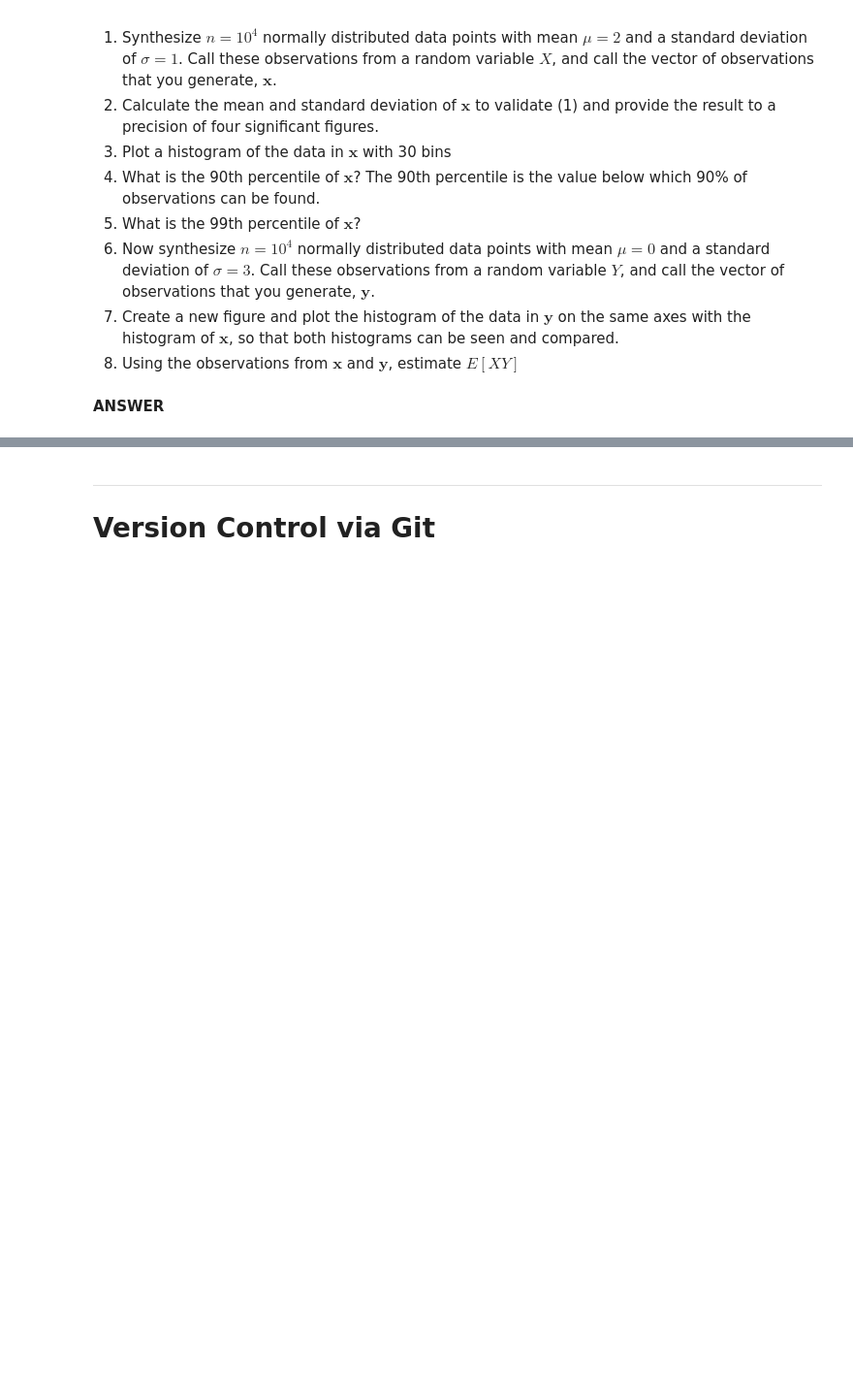
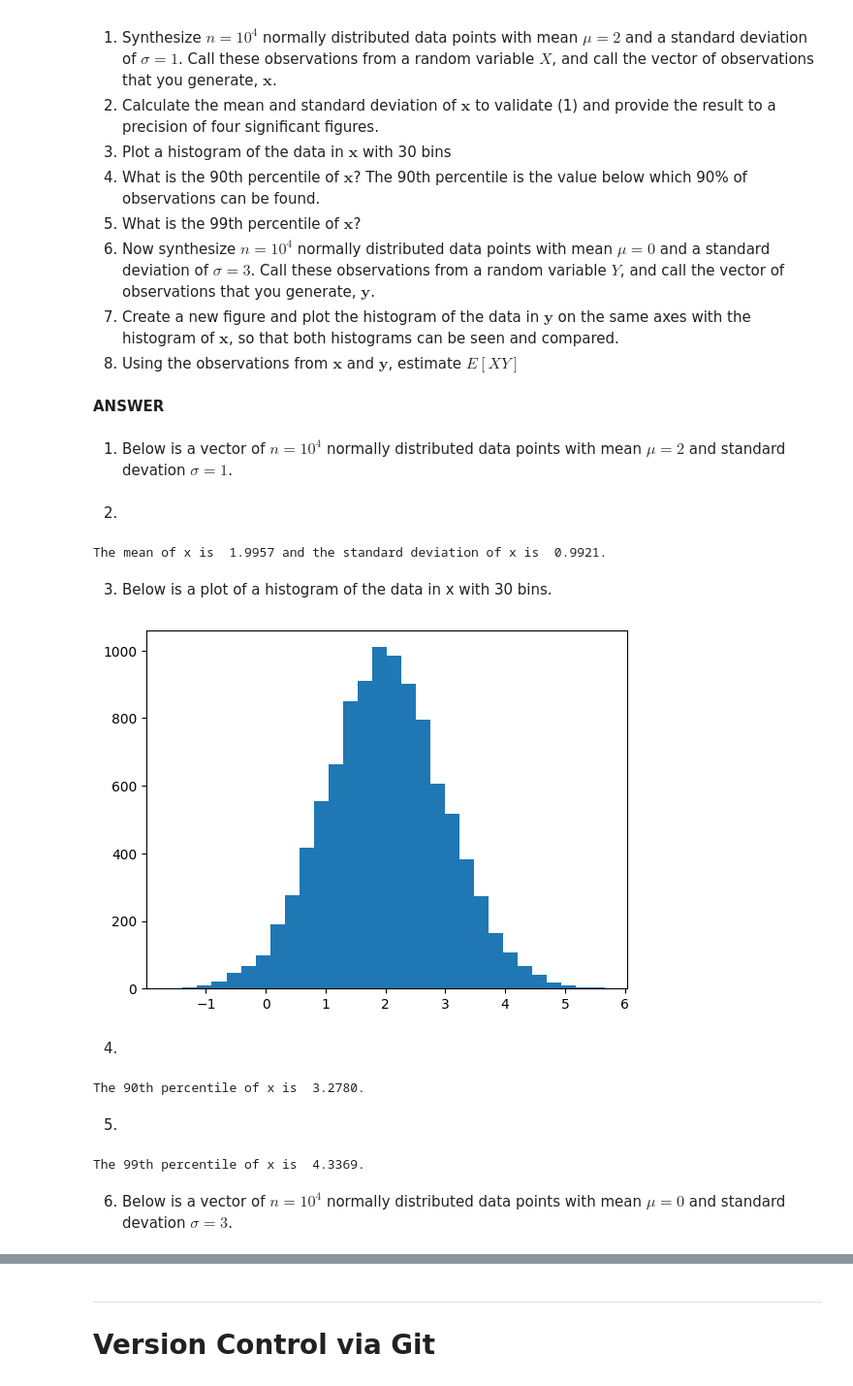
Before and after one commit to nick-carroll1/ids705, a Jupyter notebook: assignments/Assignment_1.ipynb, the cells around one changed output, grey strips where cells are left out. Shown at 97% size. Drawn from its saved outputs; the diff is of its cells as text; code cells hidden in the pictures; blank space fills up the shorter version.

```diff
--- a/assignments/Assignment_1.ipynb
+++ b/assignments/Assignment_1.ipynb
@@ -448,3 +454,38 @@ The vectorized code is  343.17053 times faster than the nonvectorized code
 8. Using the observations from $\textbf{x}$ and $\textbf{y}$, estimate $E[XY]$
 # %% [markdown]
 **ANSWER**
+# %% [markdown]
+1. Below is a vector of $ n = 10^4 $ normally distributed data points with mean $ \mu = 2 $ and standard devation $ \sigma = 1 $.
+# %%
+mu = 2.0
+sigma = 1.0
+x = np.random.default_rng().normal(mu, sigma, 10_000)
+# %% [markdown]
+2.
+# %%
+print(
+    f"The mean of x is {np.mean(x): .4f} and the standard deviation of x is {np.std(x, ddof= 1): .4f}.")
+# %% [output]
+The mean of x is  1.9957 and the standard deviation of x is  0.9921.
+# %% [markdown]
+3. Below is a plot of a histogram of the data in x with 30 bins.
+# %%
+import matplotlib.pyplot as plt
+plt.hist(x, 30)
+plt.show()
+# %% [output]
+[figure, added]
+# %% [markdown]
+4.
+# %%
+print(f"The 90th percentile of x is {np.percentile(x, 90): .4f}.")
+# %% [output]
+The 90th percentile of x is  3.2780.
+# %% [markdown]
+5.
+# %%
+print(f"The 99th percentile of x is {np.percentile(x, 99): .4f}.")
+# %% [output]
+The 99th percentile of x is  4.3369.
+# %% [markdown]
+6. Below is a vector of $ n = 10^4 $ normally distributed data points with mean $ \mu = 0 $ and standard devation $ \sigma = 3 $.
```
Also changed, not shown: parts of 12 cells of this notebook.
